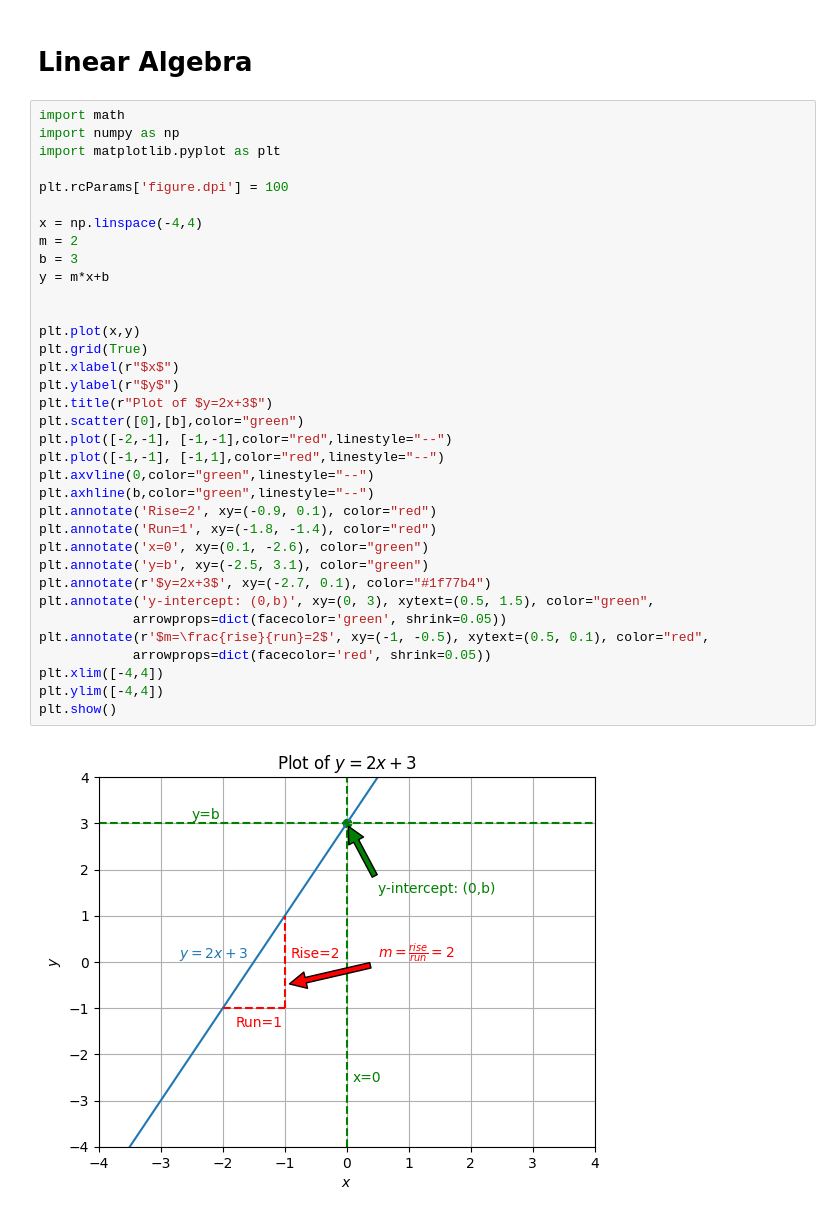
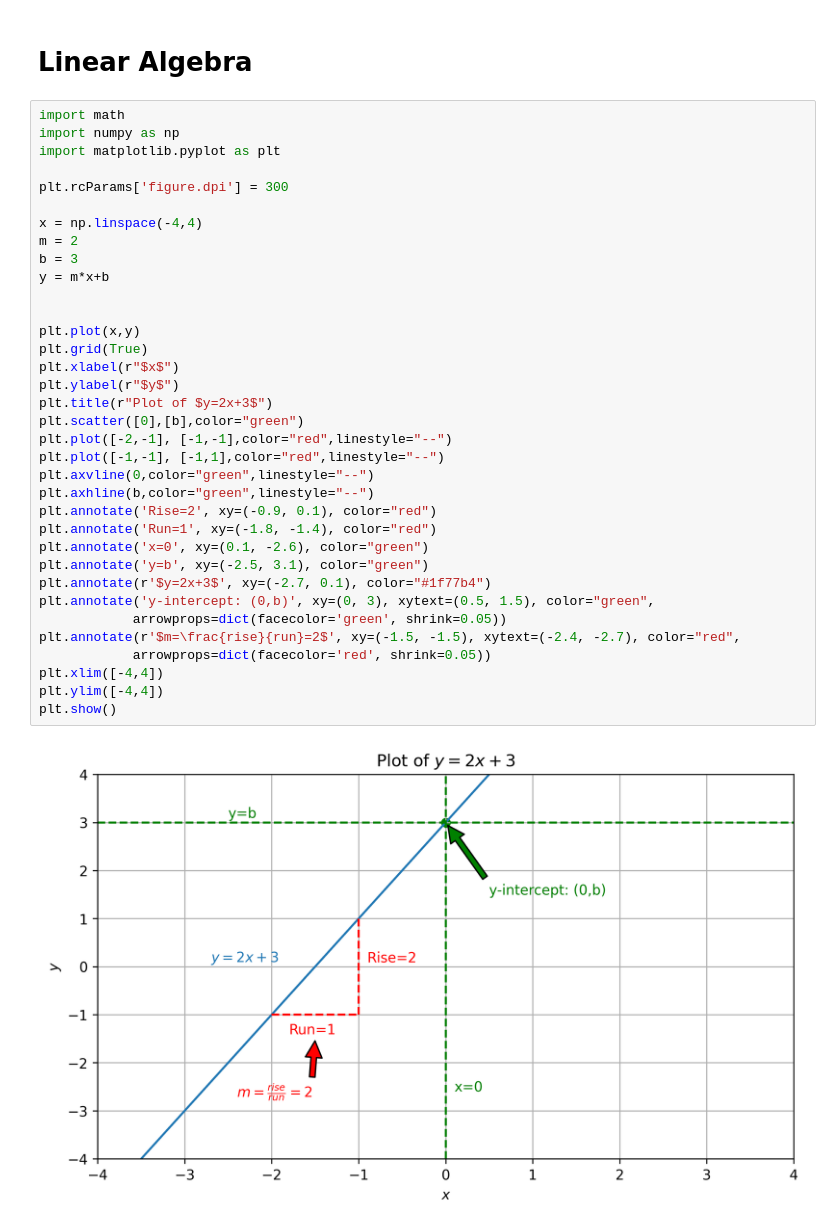
Before and after one commit to Ibrahim-2003/TexITITS, a Jupyter notebook: Content/texitis.ipynb, the cells around one changed output. Drawn from its saved outputs; the diff is of its cells as text.

```diff
--- a/Content/texitis.ipynb
+++ b/Content/texitis.ipynb
@@ -5,35 +5,35 @@ import math
 import numpy as np
 import matplotlib.pyplot as plt
 
-plt.rcParams['figure.dpi'] = 100
+plt.rcParams['figure.dpi'] = 300
 
 x = np.linspace(-4,4)
 m = 2
 b = 3
 y = m*x+b
 
 
 plt.plot(x,y)
 plt.grid(True)
 plt.xlabel(r"$x$")
 plt.ylabel(r"$y$")
 plt.title(r"Plot of $y=2x+3$")
 plt.scatter([0],[b],color="green")
 plt.plot([-2,-1], [-1,-1],color="red",linestyle="--")
 plt.plot([-1,-1], [-1,1],color="red",linestyle="--")
 plt.axvline(0,color="green",linestyle="--")
 plt.axhline(b,color="green",linestyle="--")
 plt.annotate('Rise=2', xy=(-0.9, 0.1), color="red")
 plt.annotate('Run=1', xy=(-1.8, -1.4), color="red")
 plt.annotate('x=0', xy=(0.1, -2.6), color="green")
 plt.annotate('y=b', xy=(-2.5, 3.1), color="green")
 plt.annotate(r'$y=2x+3$', xy=(-2.7, 0.1), color="#1f77b4")
 plt.annotate('y-intercept: (0,b)', xy=(0, 3), xytext=(0.5, 1.5), color="green",
             arrowprops=dict(facecolor='green', shrink=0.05))
-plt.annotate(r'$m=\frac{rise}{run}=2$', xy=(-1, -0.5), xytext=(0.5, 0.1), color="red",
+plt.annotate(r'$m=\frac{rise}{run}=2$', xy=(-1.5, -1.5), xytext=(-2.4, -2.7), color="red",
             arrowprops=dict(facecolor='red', shrink=0.05))
 plt.xlim([-4,4])
 plt.ylim([-4,4])
 plt.show()
 # %% [output]
-[figure, old version]
+[figure, new version]
```
Also changed, not shown: parts of 2 cells of this notebook.
